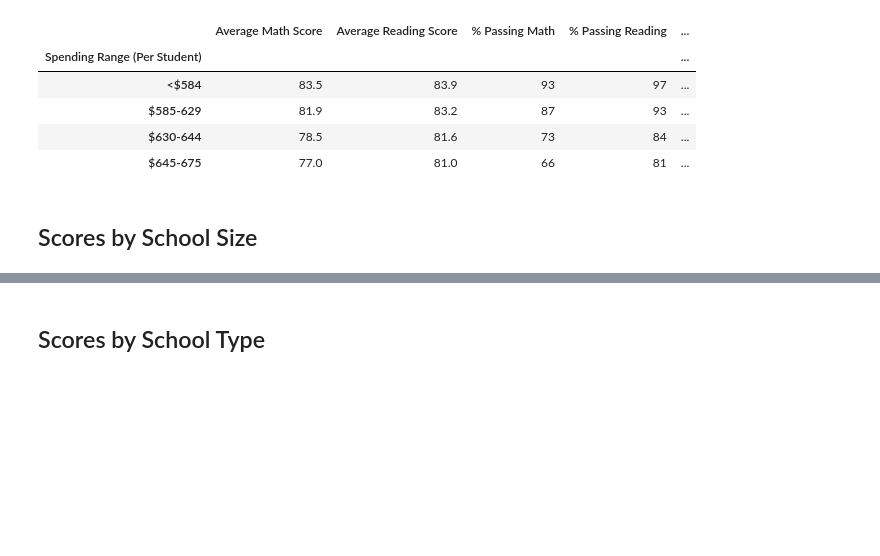
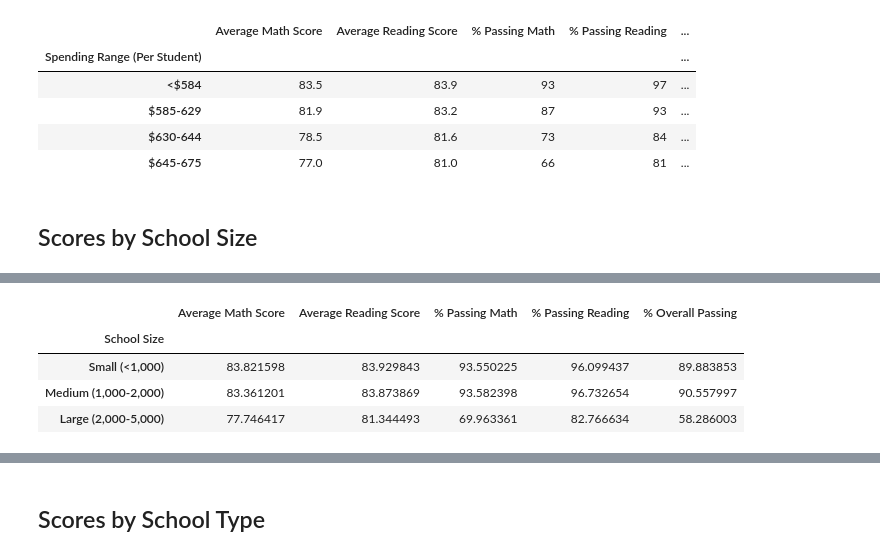
Before and after one commit to amberteets/school-analysis, a Jupyter notebook: PyCitySchools.ipynb, the cells around one changed output, grey strips where cells are left out. Cells and saved outputs as stored; diff of their text form; code cells hidden in the pictures; blank space fills up the shorter version.

Commit message:
Scores by school size, type

```diff
--- a/PyCitySchools.ipynb
+++ b/PyCitySchools.ipynb
@@ -493,0 +484,8 @@ spending_summary_df.head()
+# %%
+# Establish the bins.
+size_bins = [0, 1000, 2000, 5000]
+size_labels = ['Small (<1,000)', 'Medium (1,000-2,000)', 'Large (2,000-5,000)' ]
+
+# Categorize school size based on the bins.
+per_school_summary_df['School Size'] = pd.cut(per_school_summary_df['Total Students'], size_bins, labels=size_labels)
+per_school_summary_df.head()
@@ -493,0 +499,23 @@ spending_summary_df.head()
+# %%
+# Calculate averages for the desired columns.
+size_math_avg = per_school_summary_df.groupby(['School Size']).mean()['Average Math Score']
+size_reading_avg = per_school_summary_df.groupby(['School Size']).mean()['Average Reading Score']
+size_math_percent = per_school_summary_df.groupby(['School Size']).mean()['% Passing Math']
+size_reading_percent = per_school_summary_df.groupby(['School Size']).mean()['% Passing Reading']
+size_overall_percent = per_school_summary_df.groupby(['School Size']).mean()['% Overall Passing']
+# %%
+# Assemble into DataFrame.
+size_summary_df = pd.DataFrame({
+    'Average Math Score': size_math_avg,
+    'Average Reading Score': size_reading_avg,
+    '% Passing Math': size_math_percent,
+    '% Passing Reading': size_reading_percent,
+    '% Overall Passing': size_overall_percent
+})
+size_summary_df.head()
+# %% [output]
+|  | Average Math Score | Average Reading Score | % Passing Math | % Passing Reading | % Overall Passing |
+| School Size |  |  |  |  |  |
+| Small (<1,000) | 83.821598 | 83.929843 | 93.550225 | 96.099437 | 89.883853 |
+| Medium (1,000-2,000) | 83.361201 | 83.873869 | 93.582398 | 96.732654 | 90.557997 |
+| Large (2,000-5,000) | 77.746417 | 81.344493 | 69.963361 | 82.766634 | 58.286003 |
```
Also changed, not shown: parts of 8 cells of this notebook.
